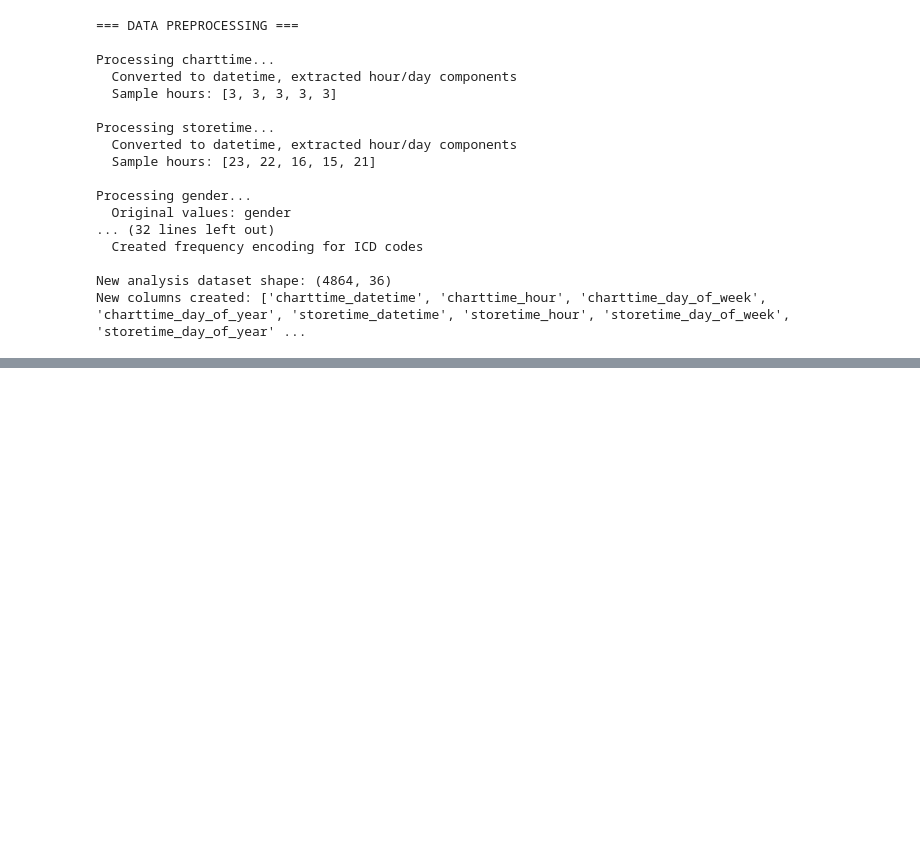
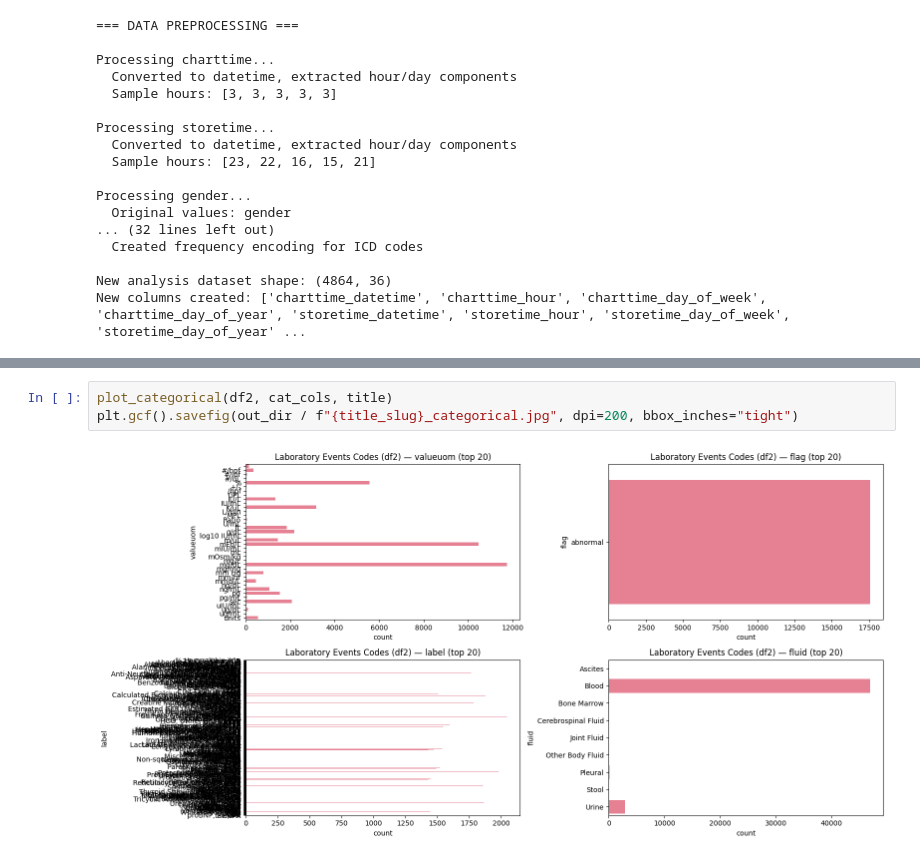
Before and after one commit to alexandermittet/Data_Analytics_for_Health_UniPi, a Jupyter notebook: code/1.1 task.ipynb, the cells around one changed output, grey strips where cells are left out. Saved outputs shown, nothing was run; the diff lists cells and outputs as text; blank space fills up the shorter version.

```diff
--- a/code/1.1 task.ipynb
+++ b/code/1.1 task.ipynb
@@ -705,0 +971,5 @@ Name: count, dtype: int64
+# %%
+plot_categorical(df2, cat_cols, title)
+plt.gcf().savefig(out_dir / f"{title_slug}_categorical.jpg", dpi=200, bbox_inches="tight")
+# %% [output]
+[figure, added]
```
Also changed, not shown: parts of 12 cells of this notebook, 8 other files.
